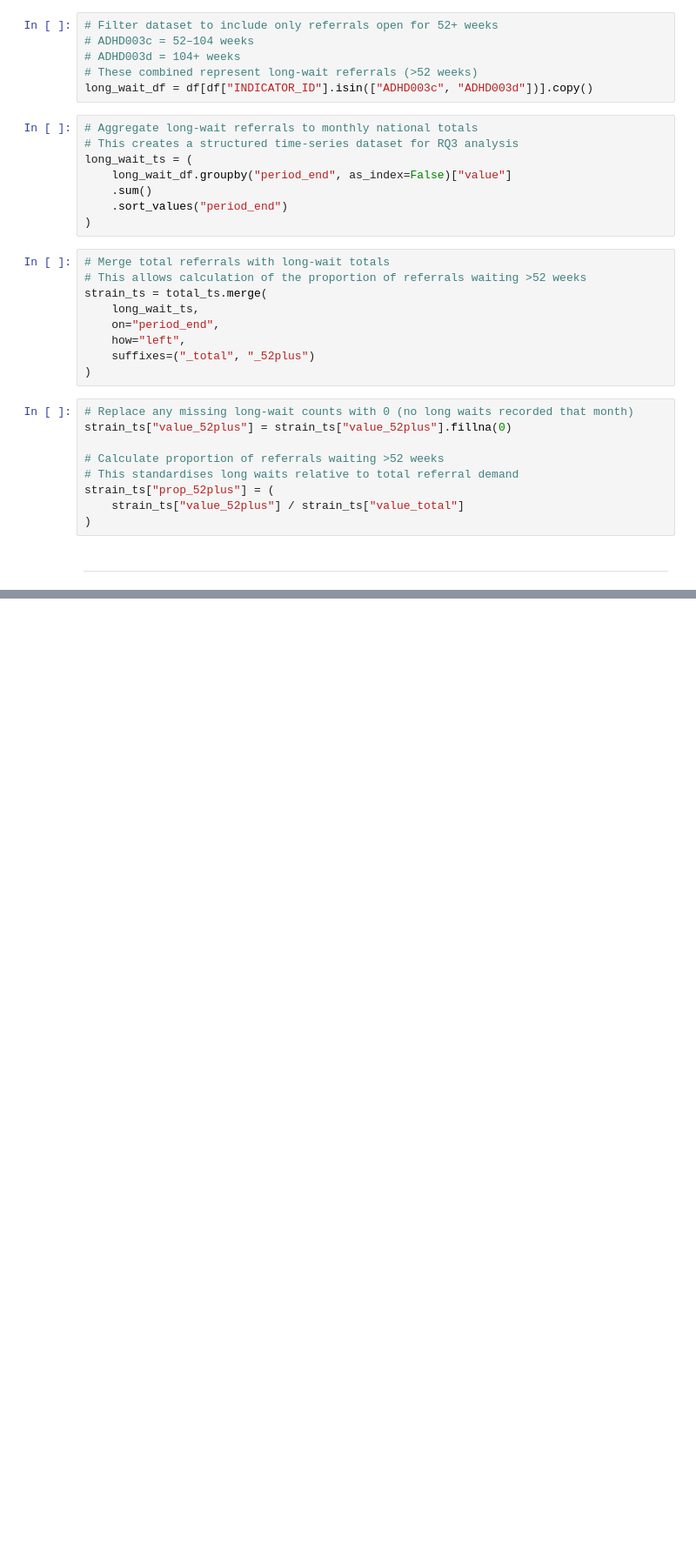
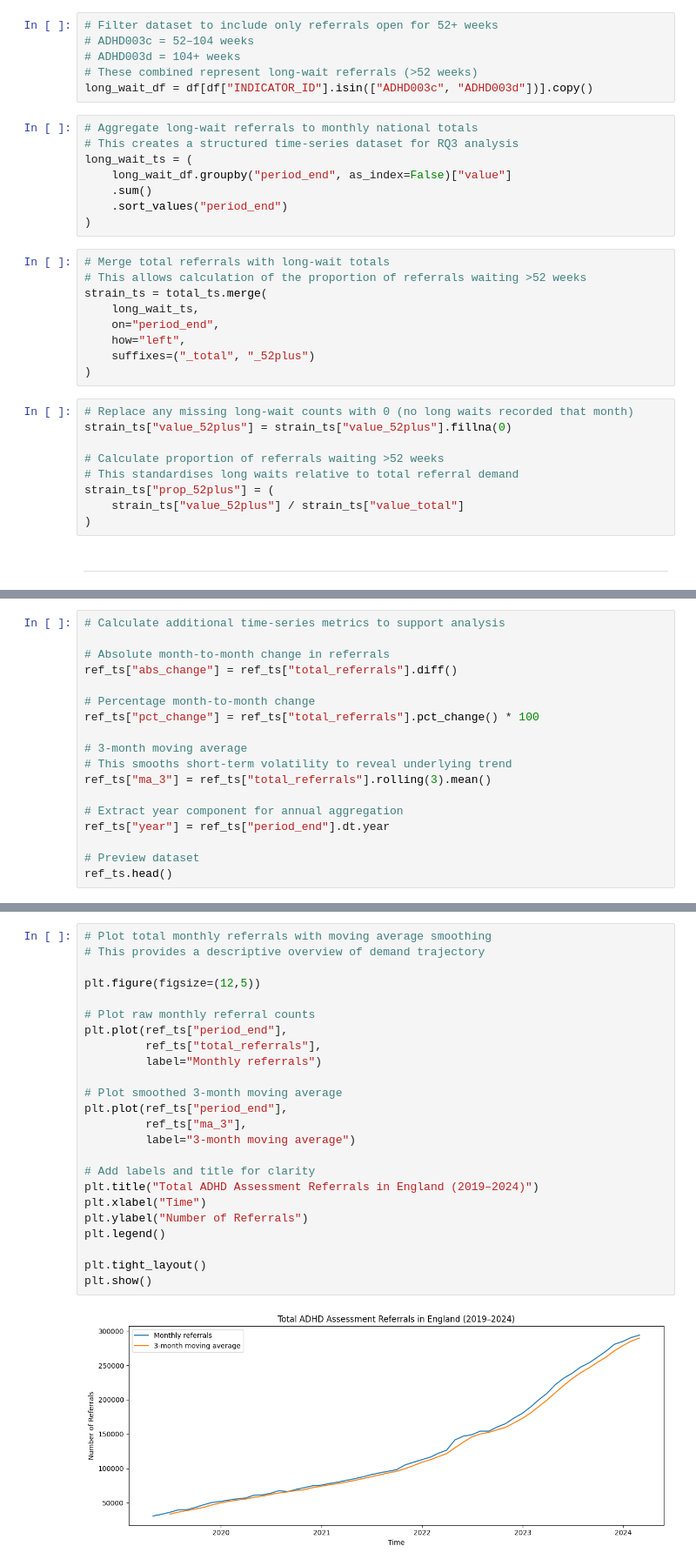
Before and after one commit to szm2701/adhd-demand-forecast-england, a Jupyter notebook: jupyter_notebooks/adhd_demand_analysis_and_forecasting.ipynb, the cells around one changed output, grey strips where cells are left out. Shown at 87% size. Saved outputs shown, nothing was run; the diff lists cells and outputs as text; blank space fills up the shorter version.

Commit message:
Section 4.1 complete: trend visualisation, descriptive statistics, annual aggregation, seasonality analysis, and written interpretation

```diff
--- a/jupyter_notebooks/adhd_demand_analysis_and_forecasting.ipynb
+++ b/jupyter_notebooks/adhd_demand_analysis_and_forecasting.ipynb
@@ -348,0 +396,18 @@ strain_ts["prop_52plus"] = (
+# %%
+# Calculate additional time-series metrics to support analysis
+
+# Absolute month-to-month change in referrals
+ref_ts["abs_change"] = ref_ts["total_referrals"].diff()
+
+# Percentage month-to-month change
+ref_ts["pct_change"] = ref_ts["total_referrals"].pct_change() * 100
+
+# 3-month moving average
+# This smooths short-term volatility to reveal underlying trend
+ref_ts["ma_3"] = ref_ts["total_referrals"].rolling(3).mean()
+
+# Extract year component for annual aggregation
+ref_ts["year"] = ref_ts["period_end"].dt.year
+
+# Preview dataset
+ref_ts.head()
@@ -348,0 +421,26 @@ strain_ts["prop_52plus"] = (
+# %%
+# Plot total monthly referrals with moving average smoothing
+# This provides a descriptive overview of demand trajectory
+
+plt.figure(figsize=(12,5))
+
+# Plot raw monthly referral counts
+plt.plot(ref_ts["period_end"],
+         ref_ts["total_referrals"],
+         label="Monthly referrals")
+
+# Plot smoothed 3-month moving average
+plt.plot(ref_ts["period_end"],
+         ref_ts["ma_3"],
+         label="3-month moving average")
+
+# Add labels and title for clarity
+plt.title("Total ADHD Assessment Referrals in England (2019–2024)")
+plt.xlabel("Time")
+plt.ylabel("Number of Referrals")
+plt.legend()
+
+plt.tight_layout()
+plt.show()
+# %% [output]
+[figure, added]
```
Also changed, not shown: parts of 22 cells of this notebook.
